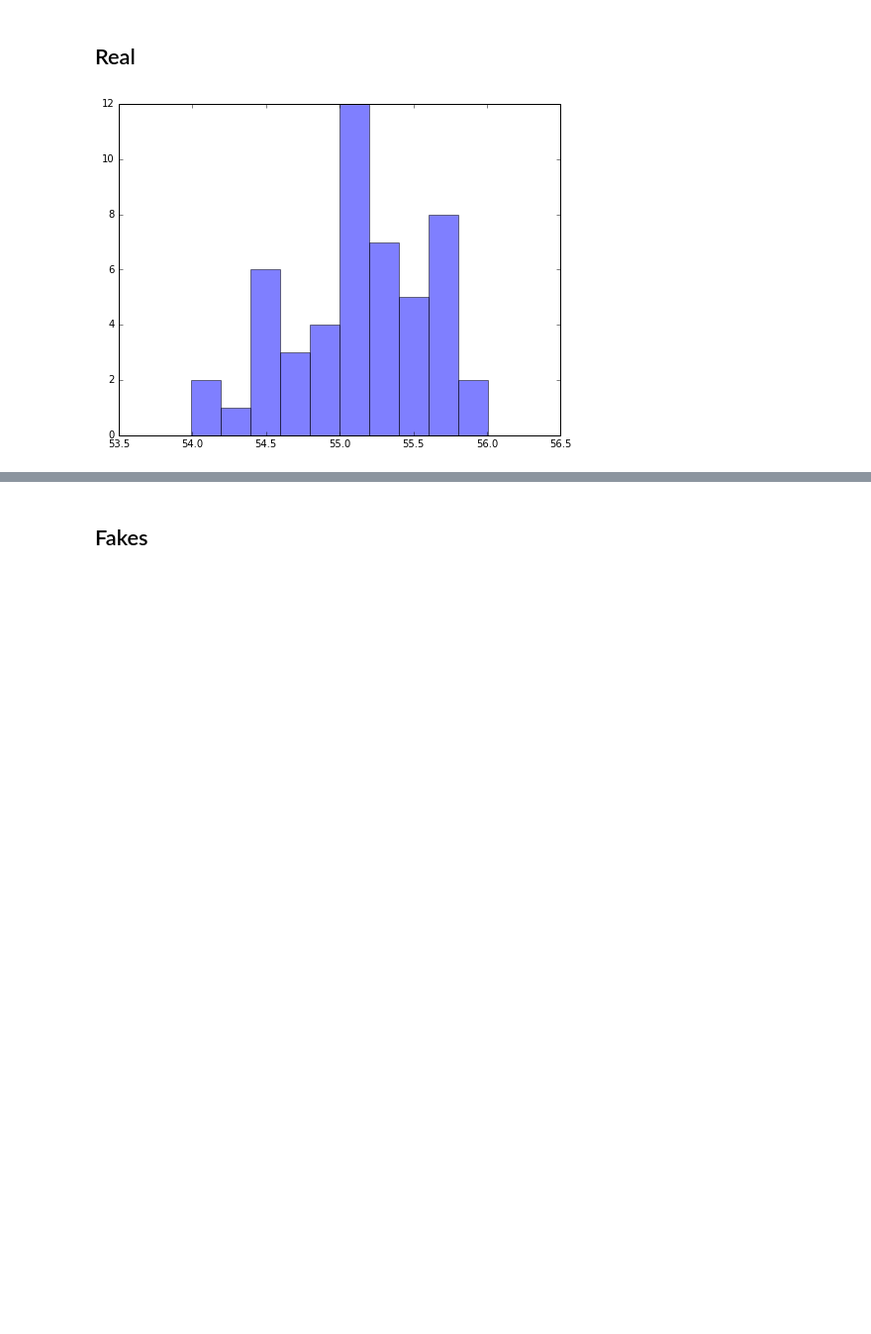
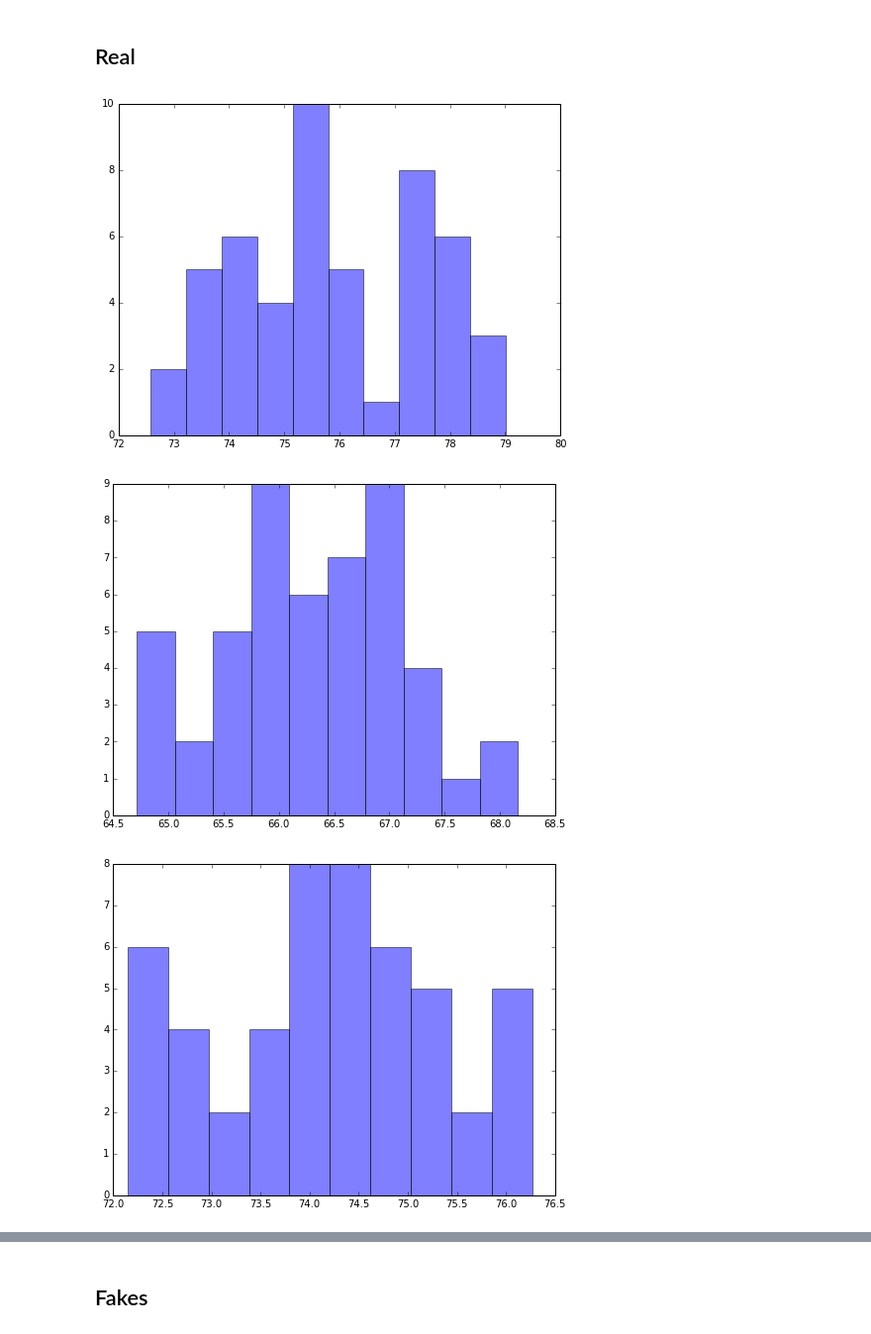
Before and after one commit to esandford/multiplicities, a Jupyter notebook: informationCriteria.ipynb, the cells around one changed output, grey strips where cells are left out. Shown at 99% size. Cells and saved outputs as stored; diff of their text form; code cells hidden in the pictures; blank space fills up the shorter version.

Commit message:
results for 10/10 models

```diff
--- a/informationCriteria.ipynb
+++ b/informationCriteria.ipynb
@@ -681,8 +681,7 @@ def hist2d(x, y, bins=20, range=None, weights=None, levels=None, smooth=None,
 #       k = 7 for dichotomous models  (a_small,a_big,Rp_crit,sigma_R,a_zipf,f_single,sigma_inc)
 
 
-#models = ["constant","uniform","poisson","exponential","zipf","diconstant","diuniform","dipoisson","diexponential","dizipf"]
-models = ["diconstant"]
+models = ["constant","uniform","poisson","exponential","zipf","diconstant","diuniform","dipoisson","diexponential","dizipf"]
 
 for modidx, mod in enumerate(models):
     if mod[0:2] == "di":
@@ -690,31 +689,33 @@ for modidx, mod in enumerate(models):
     else:
         k = 6.
 
     chain = np.genfromtxt("./{0}Chain.dat".format(mod),delimiter=",")
     nSteps = np.shape(chain)[0]
 
     randIdxs = np.random.permutation(nSteps)
 
     chain = chain[randIdxs]
 
     AICs = np.zeros((50,2))
 
     AICs[:,0] = np.arange(50)
 
     overallAIC = -2.*np.max(chain[:,-1]) + 2.*k
 
     for i in range(0,50):
         partChain = chain[1000*i:1000*(i+1)]
         maxLike = np.max(partChain[:,-1])
 
         AICs[i,1] = -2.*maxLike + 2.*k
 
     fig = plt.figure(figsize=(8,6))
     plt.hist(AICs[:,1],color='b',alpha=0.5)
     plt.show()
 
     header = "overall AIC: {0} \n partChain,AIC".format(overallAIC)
 
     np.savetxt("./{0}AICs.txt".format(mod),AICs,header=header,fmt="%d,%.12f",delimiter=',')
 # %% [output]
-[figure, old version]
+[figure, new version]
+[figure, added]
+[figure, added]
```
Also changed, not shown: parts of 2 cells of this notebook, 27 other files.
